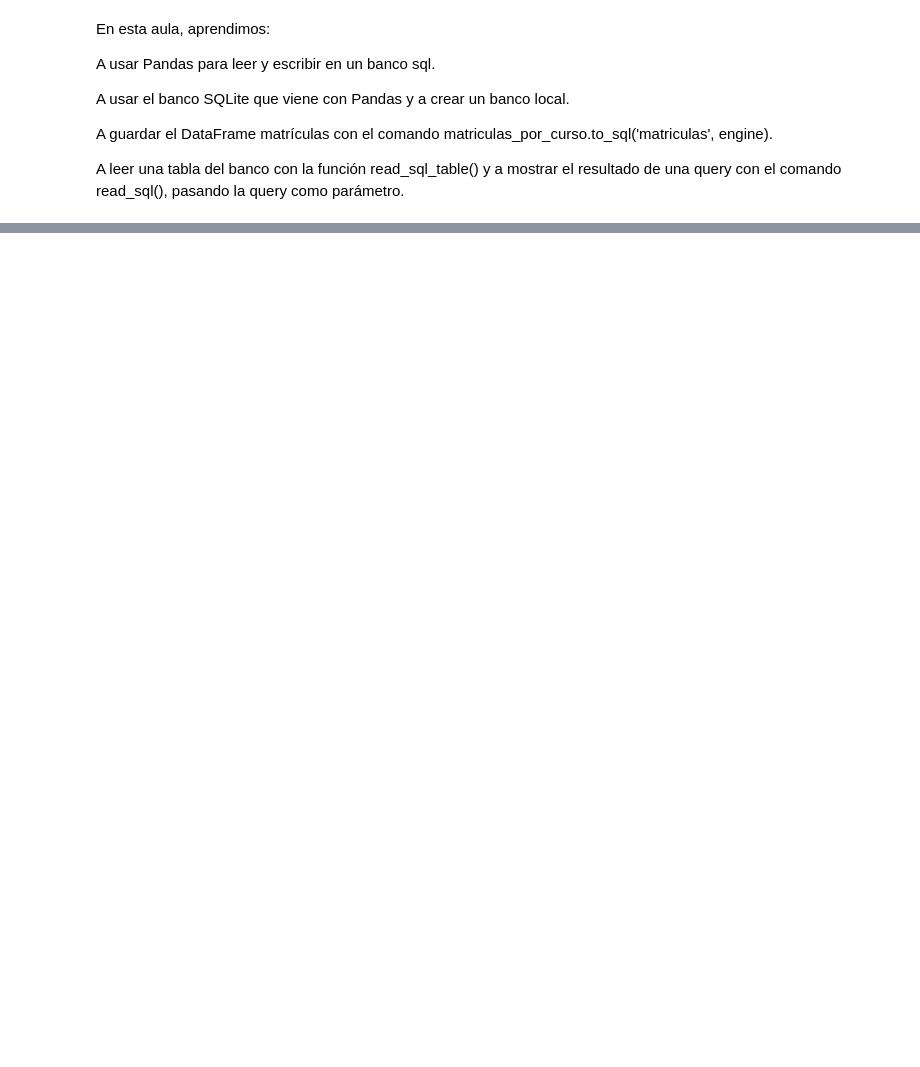
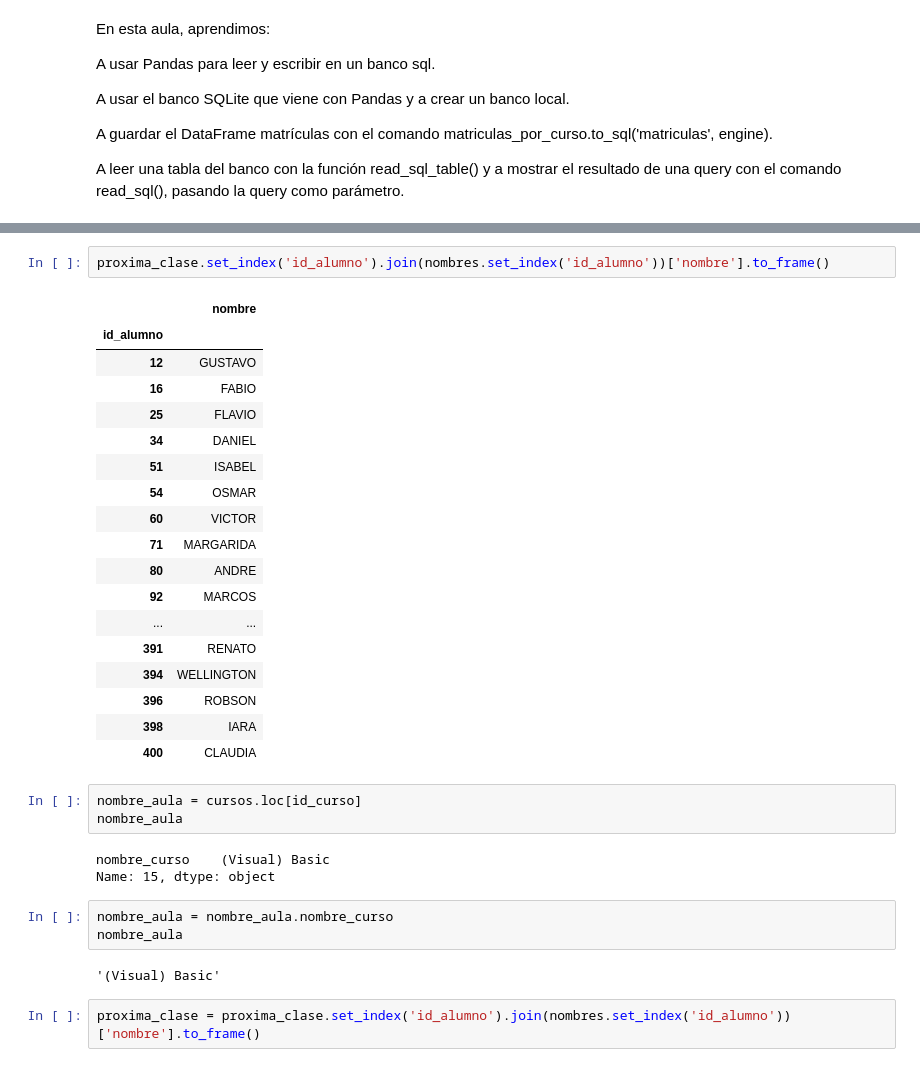
Before and after one commit to AdrianCPC/DS_Students_data_01, a Jupyter notebook: Capitulo1.ipynb, the cells around one changed output, grey strips where cells are left out. Saved outputs shown, nothing was run; the diff lists cells and outputs as text; blank space fills up the shorter version.

```diff
--- a/Capitulo1.ipynb
+++ b/Capitulo1.ipynb
@@ -439,0 +473,34 @@ A leer una tabla del banco con la función read_sql_table() y a mostrar el resul
+# %%
+proxima_clase.set_index('id_alumno').join(nombres.set_index('id_alumno'))['nombre'].to_frame()
+# %% [output]
+|  | nombre |
+| id_alumno |  |
+| 12 | GUSTAVO |
+| 16 | FABIO |
+| 25 | FLAVIO |
+| 34 | DANIEL |
+| 51 | ISABEL |
+| 54 | OSMAR |
+| 60 | VICTOR |
+| 71 | MARGARIDA |
+| 80 | ANDRE |
+| 92 | MARCOS |
+| ... | ... |
+| 391 | RENATO |
+| 394 | WELLINGTON |
+| 396 | ROBSON |
+| 398 | IARA |
+| 400 | CLAUDIA |
+# %%
+nombre_aula = cursos.loc[id_curso]
+nombre_aula
+# %% [output]
+nombre_curso    (Visual) Basic
+Name: 15, dtype: object
+# %%
+nombre_aula = nombre_aula.nombre_curso
+nombre_aula
+# %% [output]
+'(Visual) Basic'
+# %%
+proxima_clase = proxima_clase.set_index('id_alumno').join(nombres.set_index('id_alumno'))['nombre'].to_frame()
```
Also changed, not shown: parts of 10 cells of this notebook.
